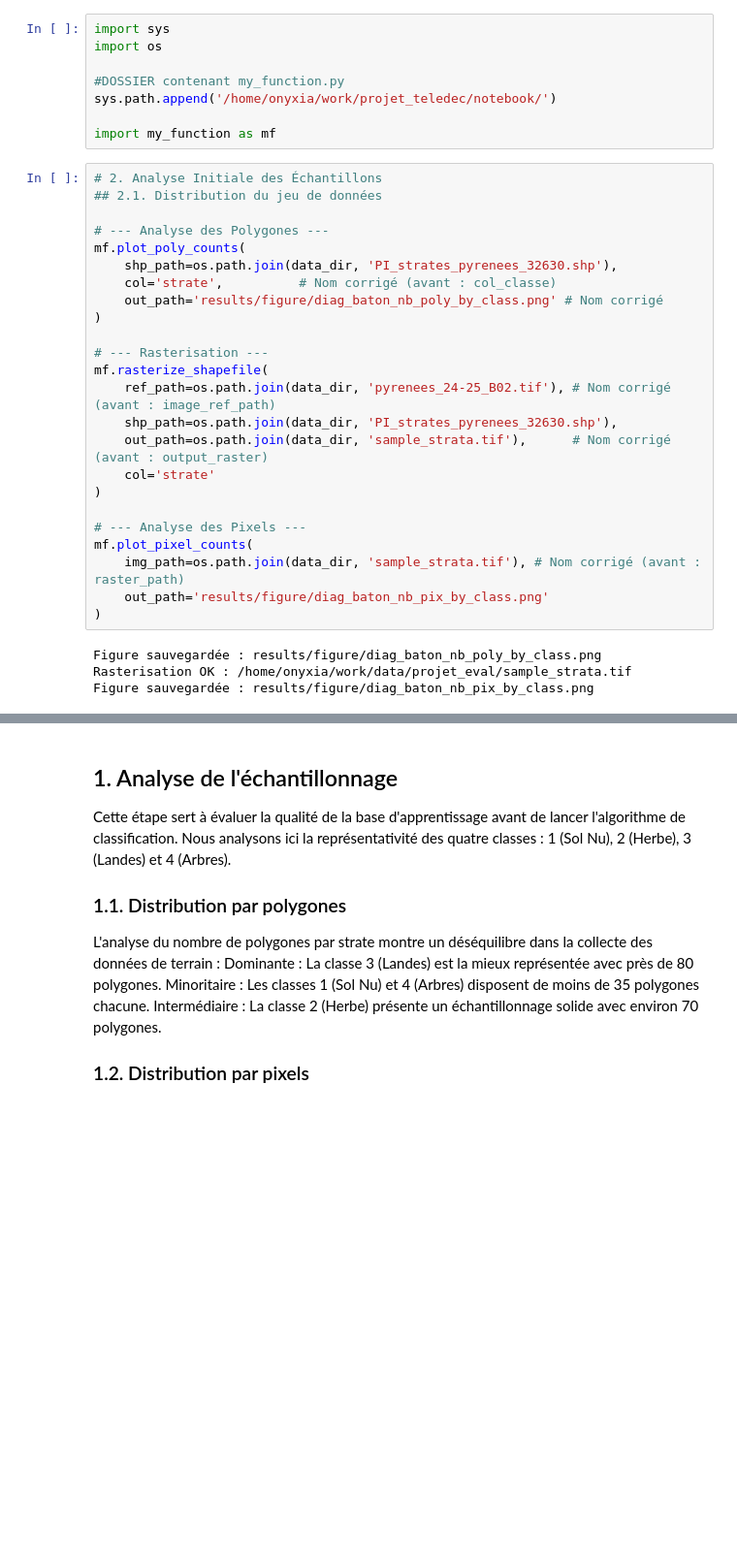
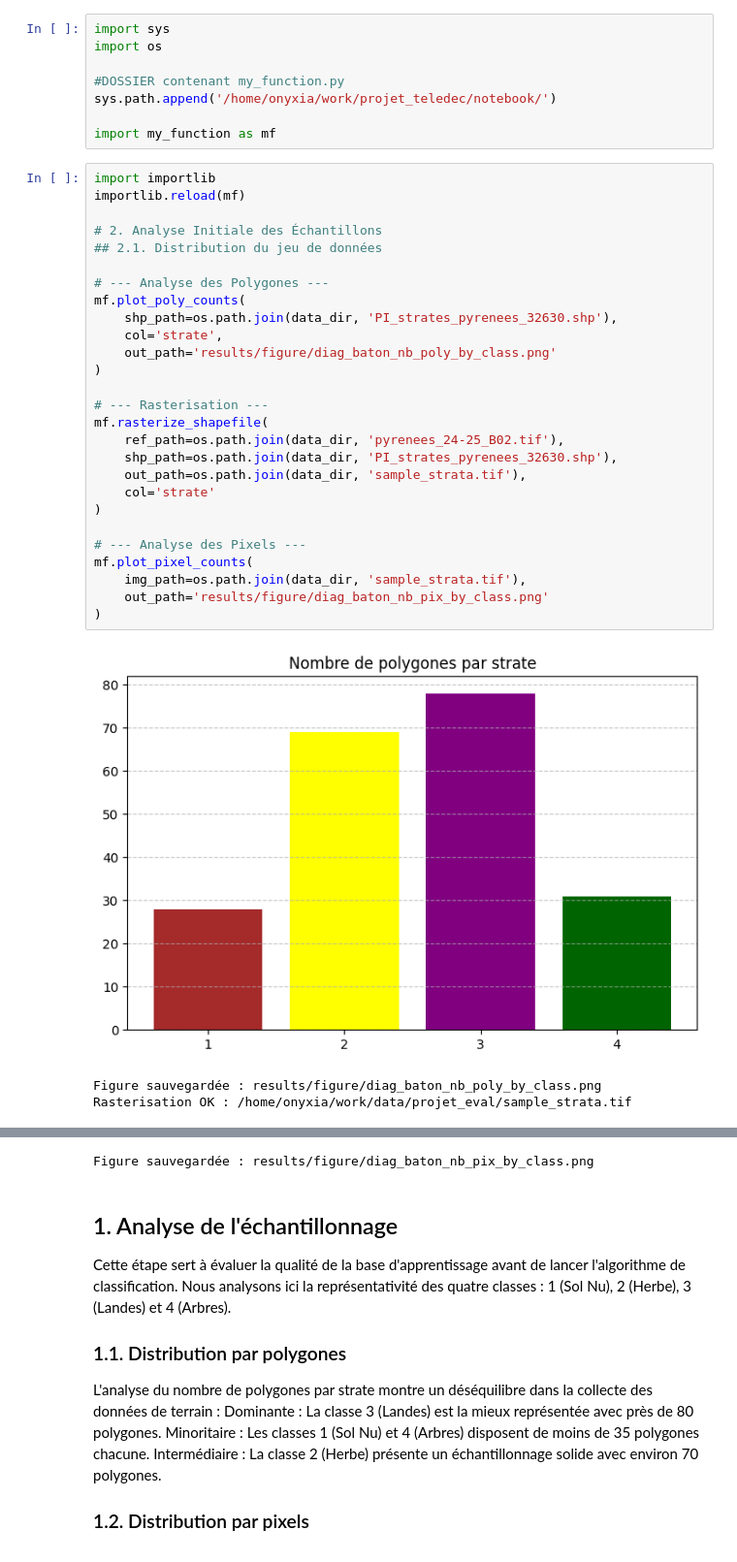
Before and after one commit to Matteolng/projet_teledec, a Jupyter notebook: projet_telea_LANNELONGUE_MATTEO.ipynb, the cells around one changed output, grey strips where cells are left out. Shown at 97% size. Cells and saved outputs as stored; diff of their text form; blank space fills up the shorter version.

```diff
--- a/projet_telea_LANNELONGUE_MATTEO.ipynb
+++ b/projet_telea_LANNELONGUE_MATTEO.ipynb
@@ -51,30 +51,33 @@ sys.path.append('/home/onyxia/work/projet_teledec/notebook/')
 
 import my_function as mf
 # %%
+import importlib
+importlib.reload(mf)
+
 # 2. Analyse Initiale des Échantillons
 ## 2.1. Distribution du jeu de données
 
 # --- Analyse des Polygones ---
 mf.plot_poly_counts(
     shp_path=os.path.join(data_dir, 'PI_strates_pyrenees_32630.shp'),
-    col='strate',          # Nom corrigé (avant : col_classe)
-    out_path='results/figure/diag_baton_nb_poly_by_class.png' # Nom corrigé
+    col='strate',
+    out_path='results/figure/diag_baton_nb_poly_by_class.png'
 )
 
 # --- Rasterisation ---
 mf.rasterize_shapefile(
-    ref_path=os.path.join(data_dir, 'pyrenees_24-25_B02.tif'), # Nom corrigé (avant : image_ref_path)
+    ref_path=os.path.join(data_dir, 'pyrenees_24-25_B02.tif'),
     shp_path=os.path.join(data_dir, 'PI_strates_pyrenees_32630.shp'),
-    out_path=os.path.join(data_dir, 'sample_strata.tif'),      # Nom corrigé (avant : output_raster)
+    out_path=os.path.join(data_dir, 'sample_strata.tif'),
     col='strate'
 )
 
 # --- Analyse des Pixels ---
 mf.plot_pixel_counts(
-    img_path=os.path.join(data_dir, 'sample_strata.tif'), # Nom corrigé (avant : raster_path)
+    img_path=os.path.join(data_dir, 'sample_strata.tif'),
     out_path='results/figure/diag_baton_nb_pix_by_class.png'
 )
 # %% [output]
+[figure, added]
 Figure sauvegardée : results/figure/diag_baton_nb_poly_by_class.png
 Rasterisation OK : /home/onyxia/work/data/projet_eval/sample_strata.tif
-Figure sauvegardée : results/figure/diag_baton_nb_pix_by_class.png
@@ -81,3 +85,4 @@ Figure sauvegardée : results/figure/diag_baton_nb_pix_by_class.png
+Figure sauvegardée : results/figure/diag_baton_nb_pix_by_class.png
 # %% [markdown]
 ## 1. Analyse de l'échantillonnage
 
```
Also changed, not shown: parts of 6 cells of this notebook, 1 other file.
